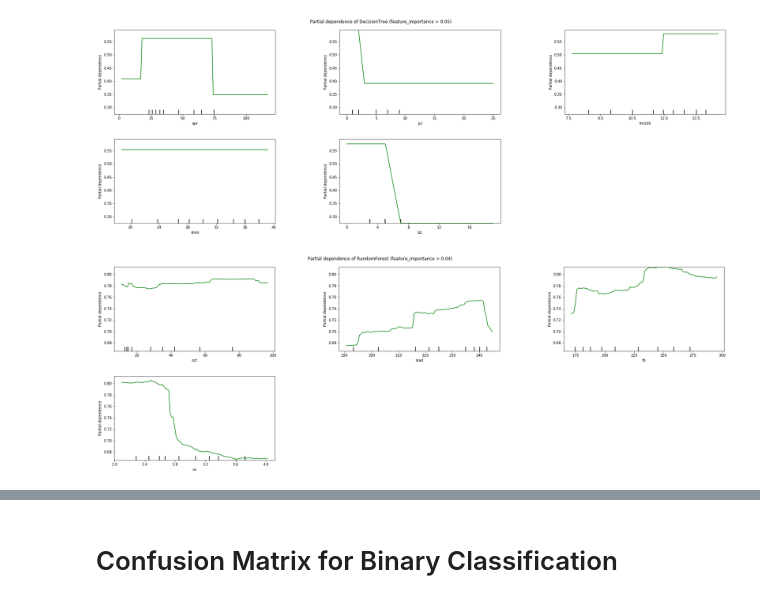
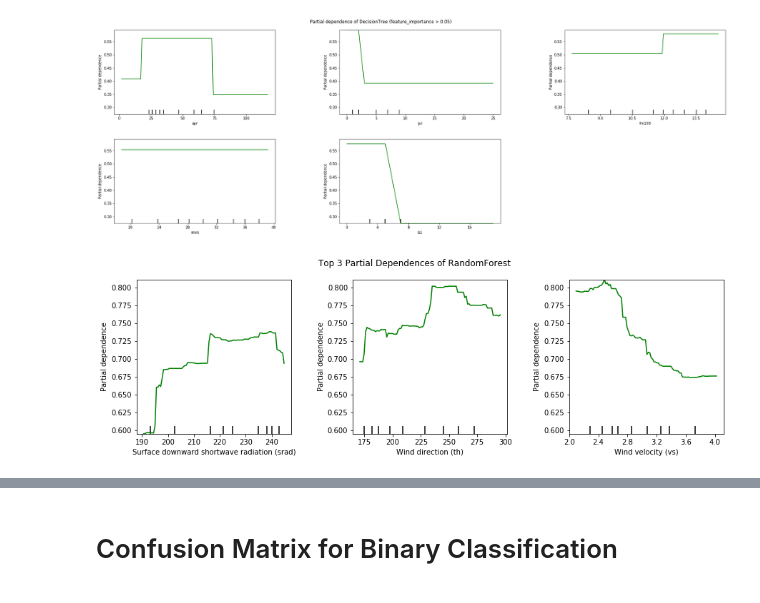
Before and after one commit to Davidloku1234567/CS221Project, a Jupyter notebook: fancierClassifier/Classification Bundle.ipynb, the cells around one changed output, grey strips where cells are left out. Cells and saved outputs as stored; diff of their text form; code cells hidden in the pictures.

Commit message:
Added confusion matrix and partial dependencies plot

```diff
--- a/fancierClassifier/Classification Bundle.ipynb
+++ b/fancierClassifier/Classification Bundle.ipynb
@@ -278,14 +306,14 @@ plt.subplots_adjust(top=2, right=4)
 # %% [output]
 [figure]
 # %%
-# 19, 31, 32, 36
+# 12, 31, 32, 36
 # Prediction is very slow
-plot_partial_dependence(rf_fnf, X=X_train_fire, features=[19, 31, 32, 36], feature_names=fnf_features, n_jobs=-1)
+plot_partial_dependence(rf_fnf, X=X_train_fire, features=[31, 32, 36], feature_names=names, n_jobs=-1)
 fig = plt.gcf()
-fig.suptitle('Partial dependence of RandomForest (feature_importance > 0.04)', x=1.8, y=2.1)
-plt.subplots_adjust(top=2, right=4)
+fig.suptitle('Top 3 Partial Dependences of RandomForest', x=1, y=1)
+plt.subplots_adjust(top=.9, right=2)
 # %% [output]
-[figure, old version]
+[figure, new version]
 # %%
 # 19, 31, 32, 36
 # Prediction is very slow  (36, 32),
```
Also changed, not shown: parts of 22 cells of this notebook.
